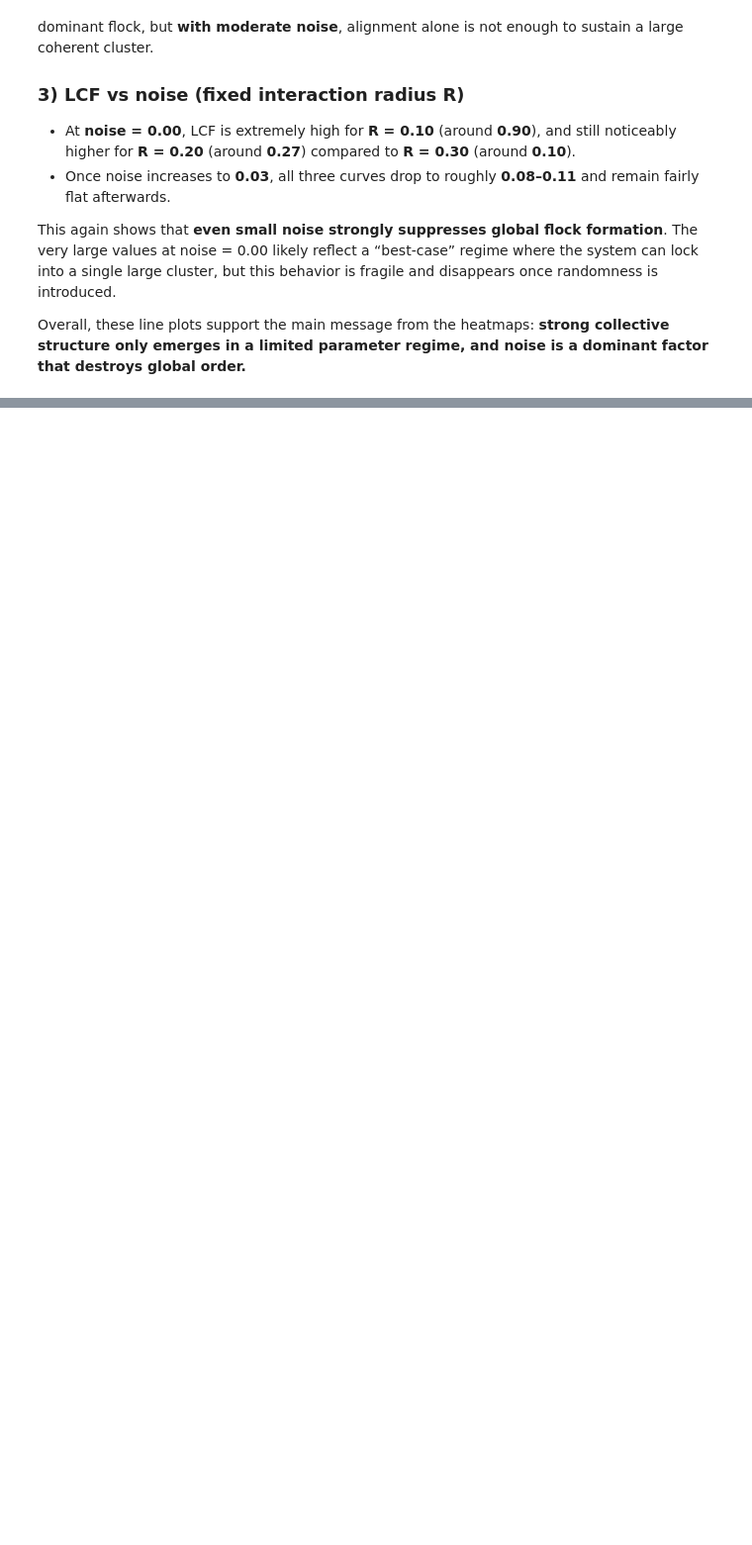
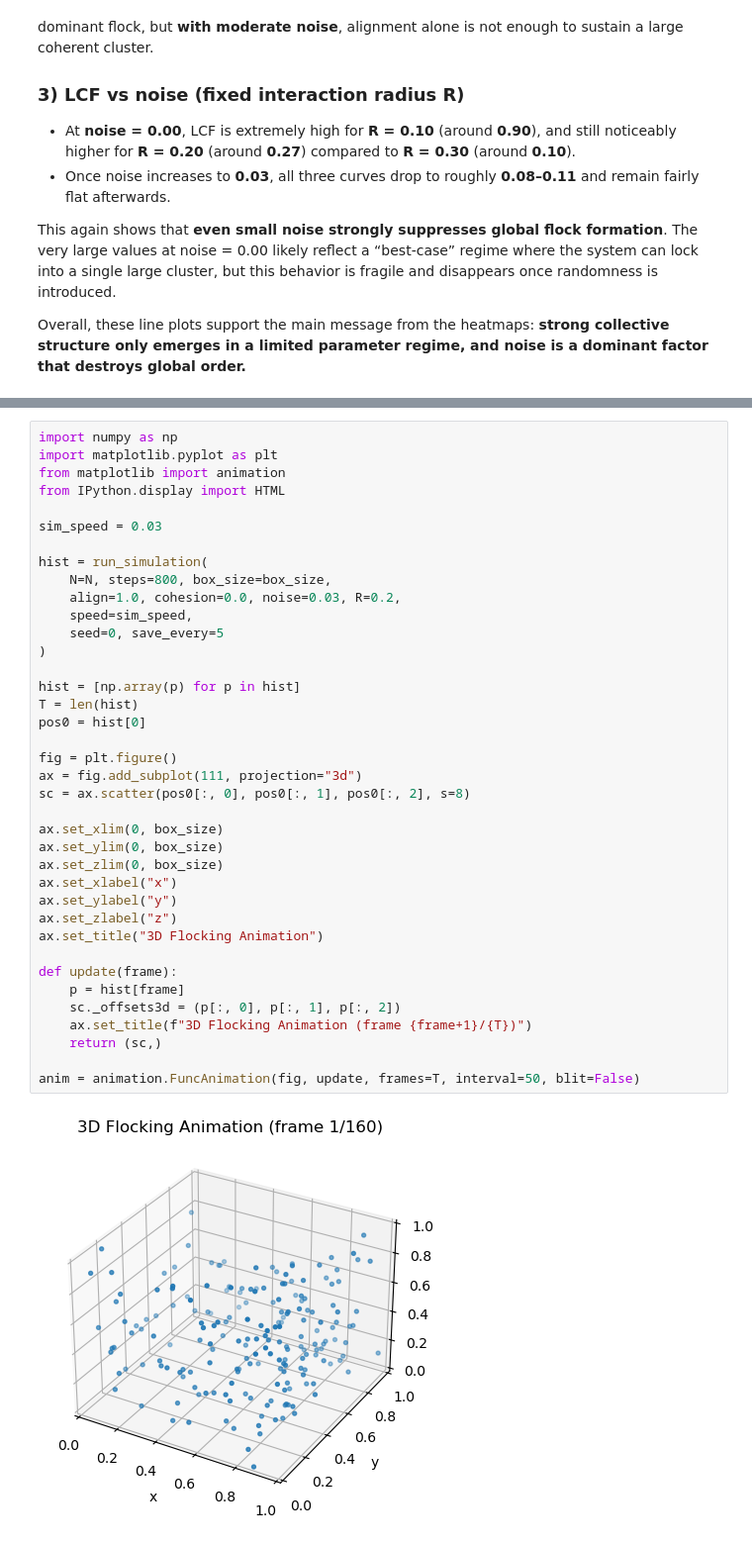
Before and after one commit to ayy031/Group4_emergent-flocking-structure, a Jupyter notebook: notebooks/final_flocking_sweep_v2.ipynb, the cells around one changed output, grey strips where cells are left out. Shown at 99% size. Drawn from its saved outputs; the diff is of its cells as text; blank space fills up the shorter version.

```diff
--- a/notebooks/final_flocking_sweep_v2.ipynb
+++ b/notebooks/final_flocking_sweep_v2.ipynb
@@ -344,0 +524,40 @@ Overall, these line plots support the main message from the heatmaps: **strong c
+# %%
+import numpy as np
+import matplotlib.pyplot as plt
+from matplotlib import animation
+from IPython.display import HTML
+
+sim_speed = 0.03
+
+hist = run_simulation(
+    N=N, steps=800, box_size=box_size,
+    align=1.0, cohesion=0.0, noise=0.03, R=0.2,
+    speed=sim_speed,
+    seed=0, save_every=5
+)
+
+hist = [np.array(p) for p in hist]
+T = len(hist)
+pos0 = hist[0]
+
+fig = plt.figure()
+ax = fig.add_subplot(111, projection="3d")
+sc = ax.scatter(pos0[:, 0], pos0[:, 1], pos0[:, 2], s=8)
+
+ax.set_xlim(0, box_size)
+ax.set_ylim(0, box_size)
+ax.set_zlim(0, box_size)
+ax.set_xlabel("x")
+ax.set_ylabel("y")
+ax.set_zlabel("z")
+ax.set_title("3D Flocking Animation")
+
+def update(frame):
+    p = hist[frame]
+    sc._offsets3d = (p[:, 0], p[:, 1], p[:, 2])
+    ax.set_title(f"3D Flocking Animation (frame {frame+1}/{T})")
+    return (sc,)
+
+anim = animation.FuncAnimation(fig, update, frames=T, interval=50, blit=False)
+# %% [output]
+[figure, added]
```
Also changed, not shown: parts of 11 cells of this notebook, 1 other file.
